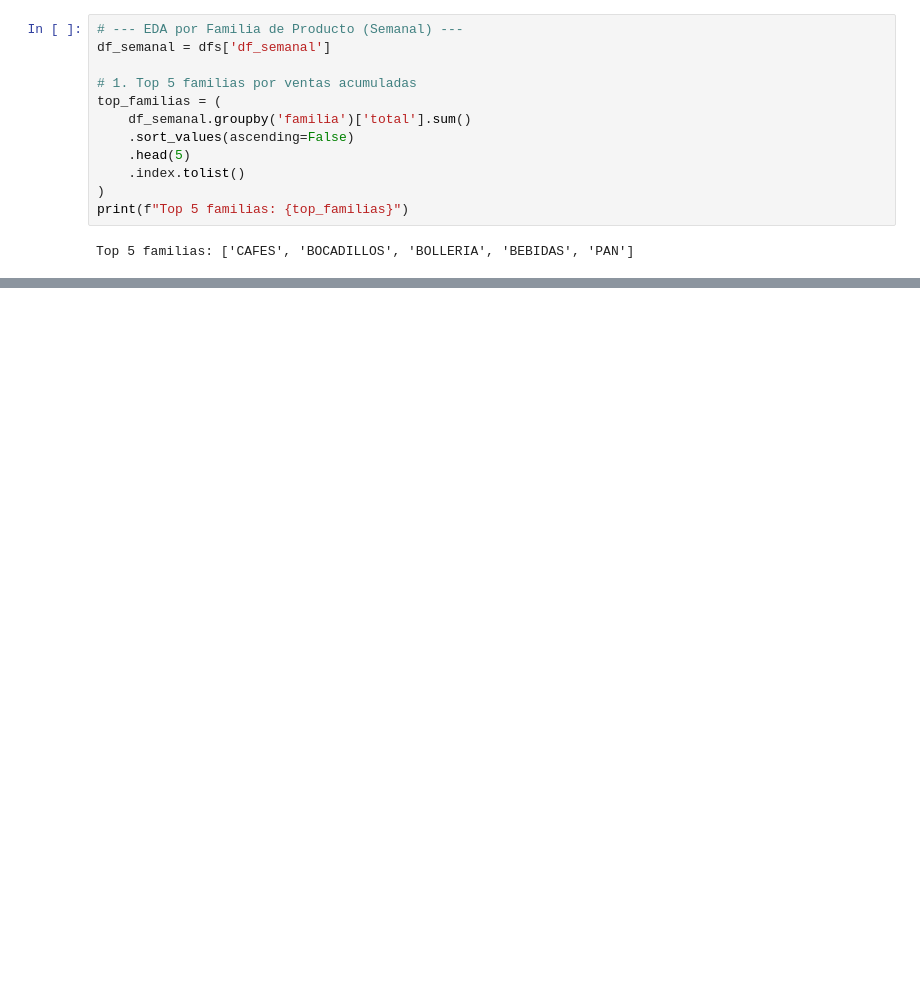
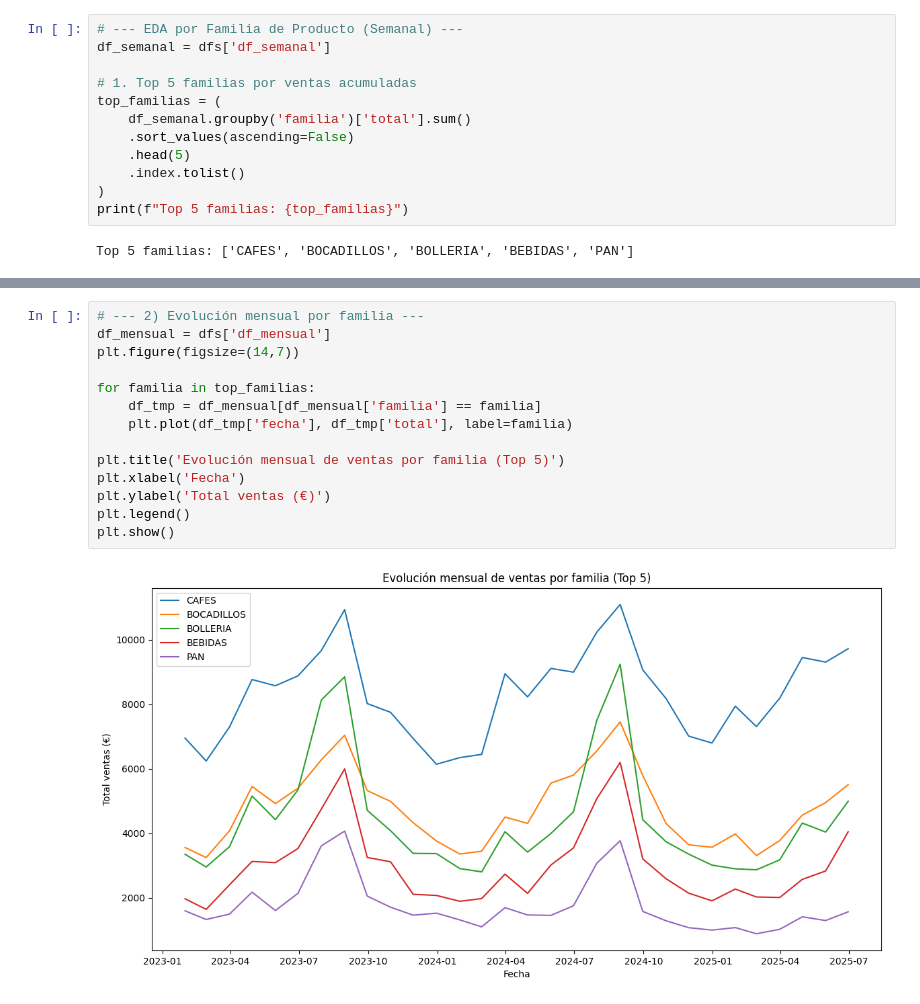
Before and after one commit to joquifer2/mlops_fleca_project, a Jupyter notebook: notebooks/v2_Eda.ipynb, the cells around one changed output, grey strips where cells are left out. Cells and saved outputs as stored; diff of their text form; blank space fills up the shorter version.

```diff
--- a/notebooks/v2_Eda.ipynb
+++ b/notebooks/v2_Eda.ipynb
@@ -183,0 +173,16 @@ plt.show()
+# %%
+# --- 2) Evolución mensual por familia ---
+df_mensual = dfs['df_mensual']
+plt.figure(figsize=(14,7))
+
+for familia in top_familias:
+    df_tmp = df_mensual[df_mensual['familia'] == familia]
+    plt.plot(df_tmp['fecha'], df_tmp['total'], label=familia)
+
+plt.title('Evolución mensual de ventas por familia (Top 5)')
+plt.xlabel('Fecha')
+plt.ylabel('Total ventas (€)')
+plt.legend()
+plt.show()
+# %% [output]
+[figure, added]
```
Also changed, not shown: parts of 22 cells of this notebook, 3 other files.
